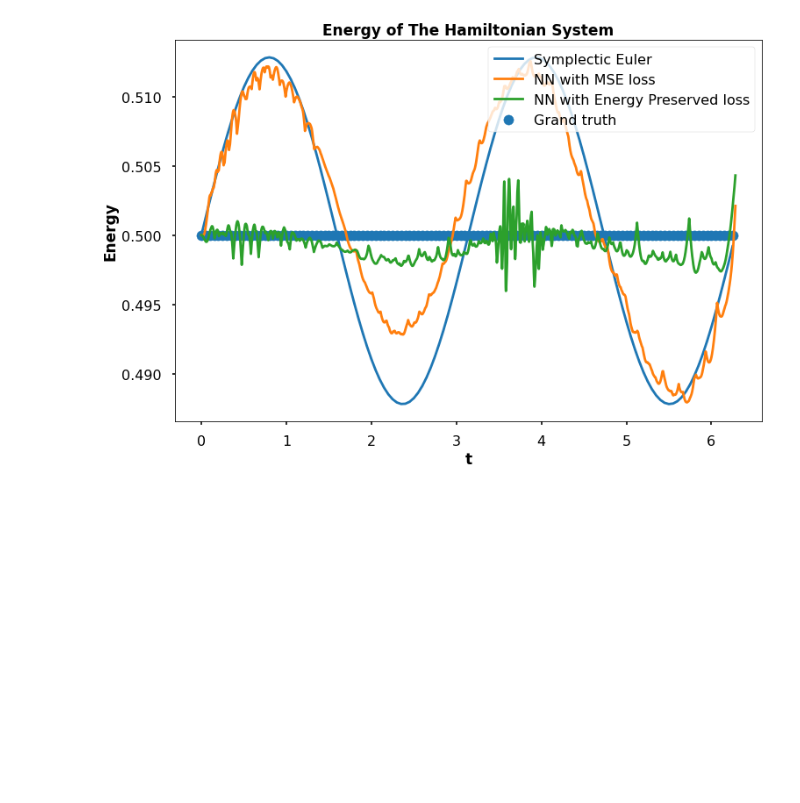
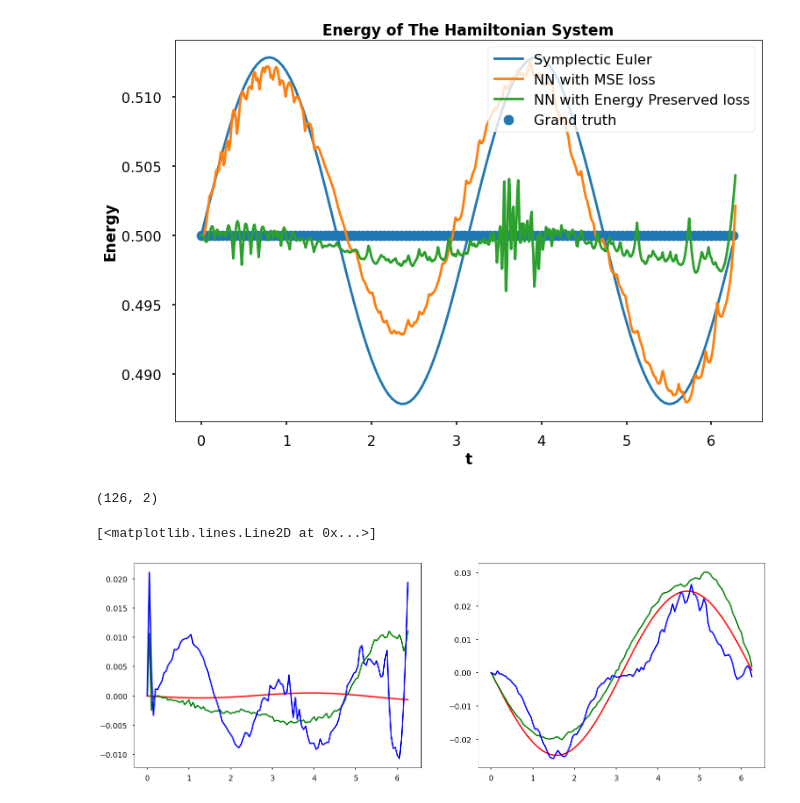
Before and after one commit to tayfununal/hamiltonian_ex, a Jupyter notebook: symplectic_euler.ipynb, the cells around one changed output. Drawn from its saved outputs; the diff is of its cells as text; code cells hidden in the pictures; blank space fills up the shorter version.

```diff
--- a/symplectic_euler.ipynb
+++ b/symplectic_euler.ipynb
@@ -247,3 +247,25 @@ plt.legend(loc="upper right")
 plt.show()
 # %% [output]
 [figure]
+# %%
+grand_truth = np.concatenate((np.sin(t).reshape(-1,1), (np.cos(t).reshape(-1,1))), axis=1)
+# %%
+z.shape
+# %% [output]
+(126, 2)
+# %%
+# Symplectic
+plt.figure(figsize=(24,8))
+
+plt.subplot(121)
+plt.plot(t, grand_truth[:,0] - z[:,0], c = 'r')
+plt.plot(t, grand_truth[:,0] - model(t)[:,0], c= 'g')
+plt.plot(t, grand_truth[:,0] - model_energy(t)[:,0] , c='b')
+
+plt.subplot(122)
+plt.plot(t, grand_truth[:,1] - z[:,1], c = 'r')
+plt.plot(t, grand_truth[:,1] - model(t)[:,1], c= 'g')
+plt.plot(t, grand_truth[:,1] - model_energy(t)[:,1] , c='b')
+# %% [output]
+[<matplotlib.lines.Line2D at 0x...>]
+[figure, added]
```
